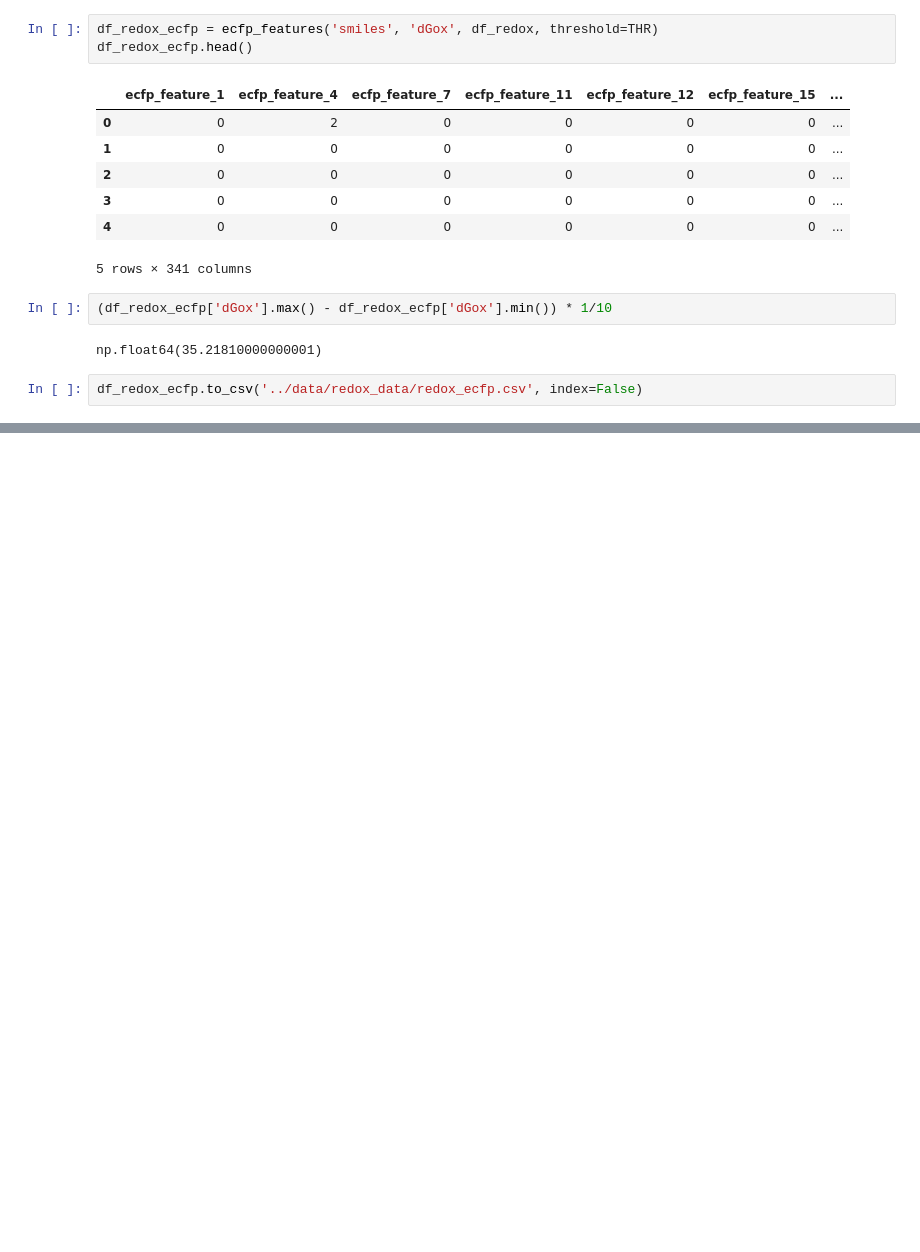
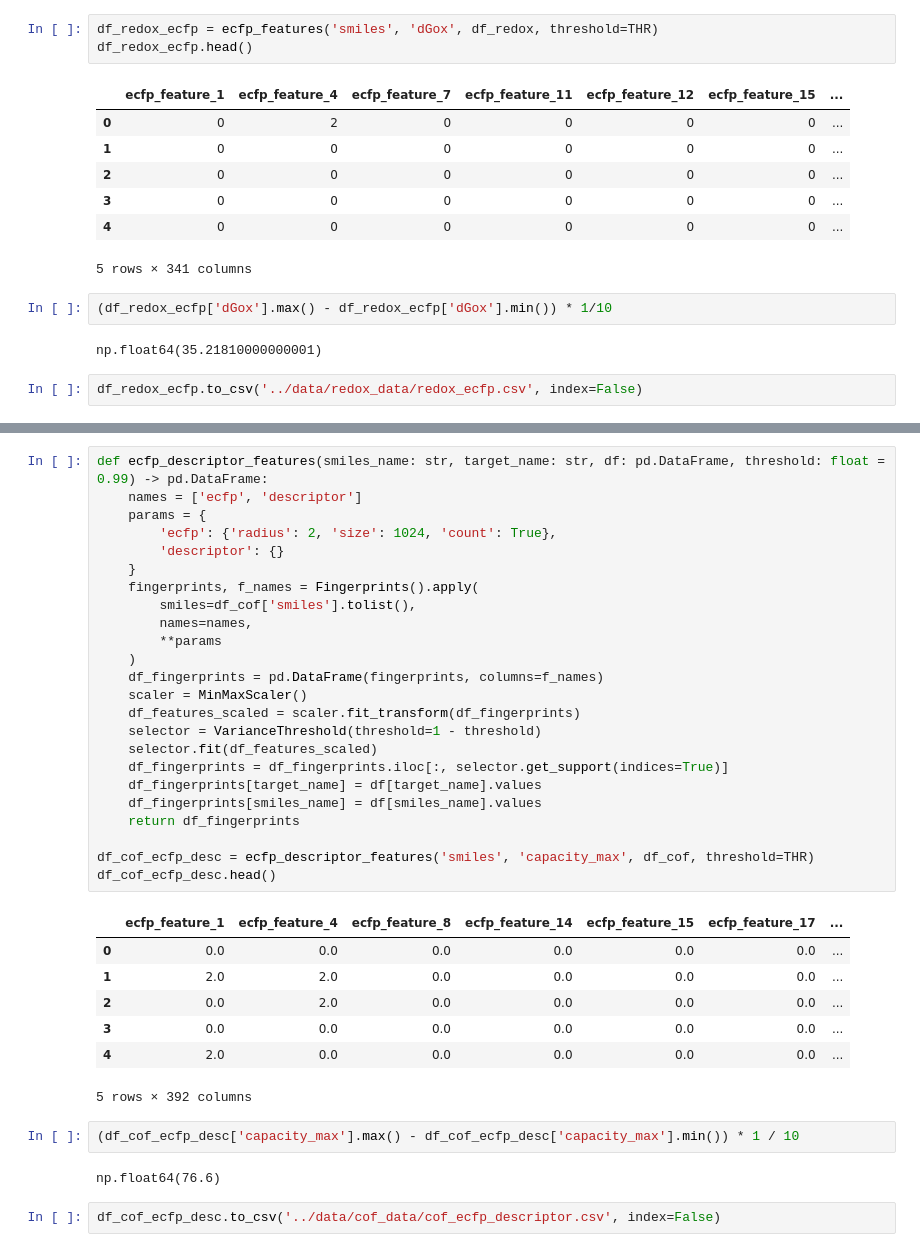
Before and after one commit to JNeubau/XAI-ChemBenchmark, a Jupyter notebook: notebooks/datasets_preprocessing.ipynb, the cells around one changed output, grey strips where cells are left out. Saved outputs shown, nothing was run; the diff lists cells and outputs as text; blank space fills up the shorter version.

```diff
--- a/notebooks/datasets_preprocessing.ipynb
+++ b/notebooks/datasets_preprocessing.ipynb
@@ -565,0 +624,38 @@ df_redox_ecfp.to_csv('../data/redox_data/redox_ecfp.csv', index=False)
+# %%
+def ecfp_descriptor_features(smiles_name: str, target_name: str, df: pd.DataFrame, threshold: float = 0.99) -> pd.DataFrame:
+    names = ['ecfp', 'descriptor']
+    params = {
+        'ecfp': {'radius': 2, 'size': 1024, 'count': True},
+        'descriptor': {}
+    }
+    fingerprints, f_names = Fingerprints().apply(
+        smiles=df_cof['smiles'].tolist(),
+        names=names,
+        **params
+    )
+    df_fingerprints = pd.DataFrame(fingerprints, columns=f_names)
+    scaler = MinMaxScaler()
+    df_features_scaled = scaler.fit_transform(df_fingerprints)
+    selector = VarianceThreshold(threshold=1 - threshold)
+    selector.fit(df_features_scaled)
+    df_fingerprints = df_fingerprints.iloc[:, selector.get_support(indices=True)]
+    df_fingerprints[target_name] = df[target_name].values
+    df_fingerprints[smiles_name] = df[smiles_name].values
+    return df_fingerprints
+
+df_cof_ecfp_desc = ecfp_descriptor_features('smiles', 'capacity_max', df_cof, threshold=THR)
+df_cof_ecfp_desc.head()
+# %% [output]
+|  | ecfp_feature_1 | ecfp_feature_4 | ecfp_feature_8 | ecfp_feature_14 | ecfp_feature_15 | ecfp_feature_17 | ... |
+| 0 | 0.0 | 0.0 | 0.0 | 0.0 | 0.0 | 0.0 | ... |
+| 1 | 2.0 | 2.0 | 0.0 | 0.0 | 0.0 | 0.0 | ... |
+| 2 | 0.0 | 2.0 | 0.0 | 0.0 | 0.0 | 0.0 | ... |
+| 3 | 0.0 | 0.0 | 0.0 | 0.0 | 0.0 | 0.0 | ... |
+| 4 | 2.0 | 0.0 | 0.0 | 0.0 | 0.0 | 0.0 | ... |
+5 rows × 392 columns
+# %%
+(df_cof_ecfp_desc['capacity_max'].max() - df_cof_ecfp_desc['capacity_max'].min()) * 1 / 10
+# %% [output]
+np.float64(76.6)
+# %%
+df_cof_ecfp_desc.to_csv('../data/cof_data/cof_ecfp_descriptor.csv', index=False)
```
Also changed, not shown: parts of 8 cells of this notebook, 15 other files.
